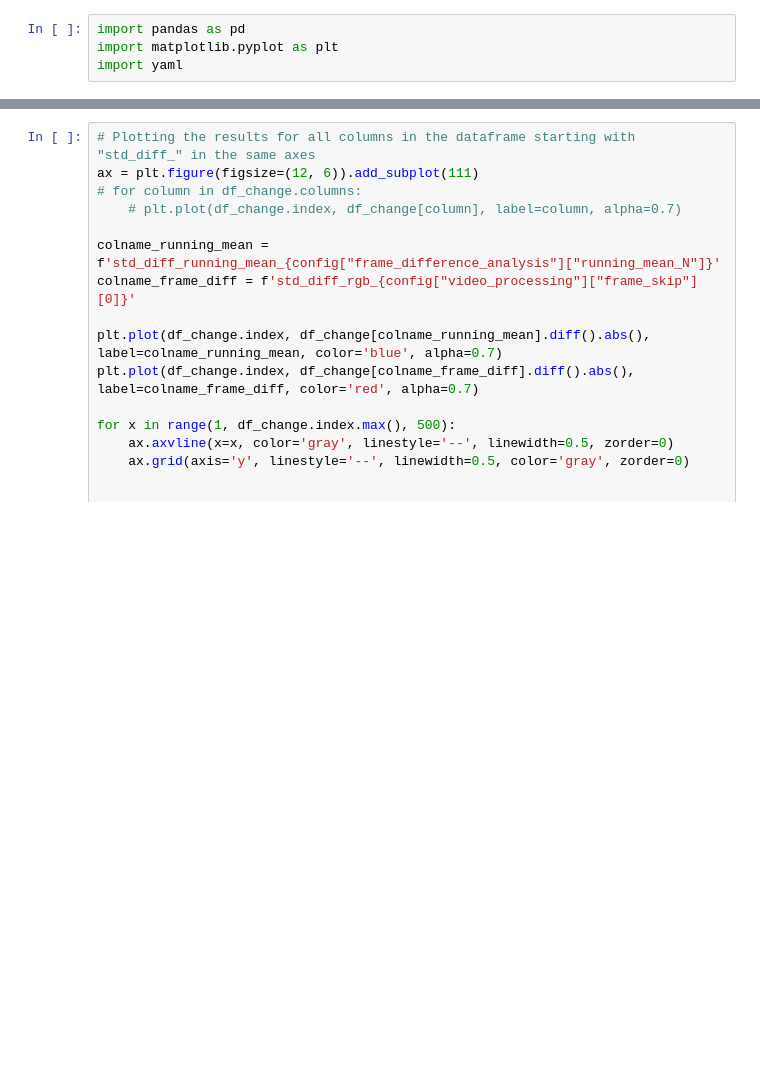
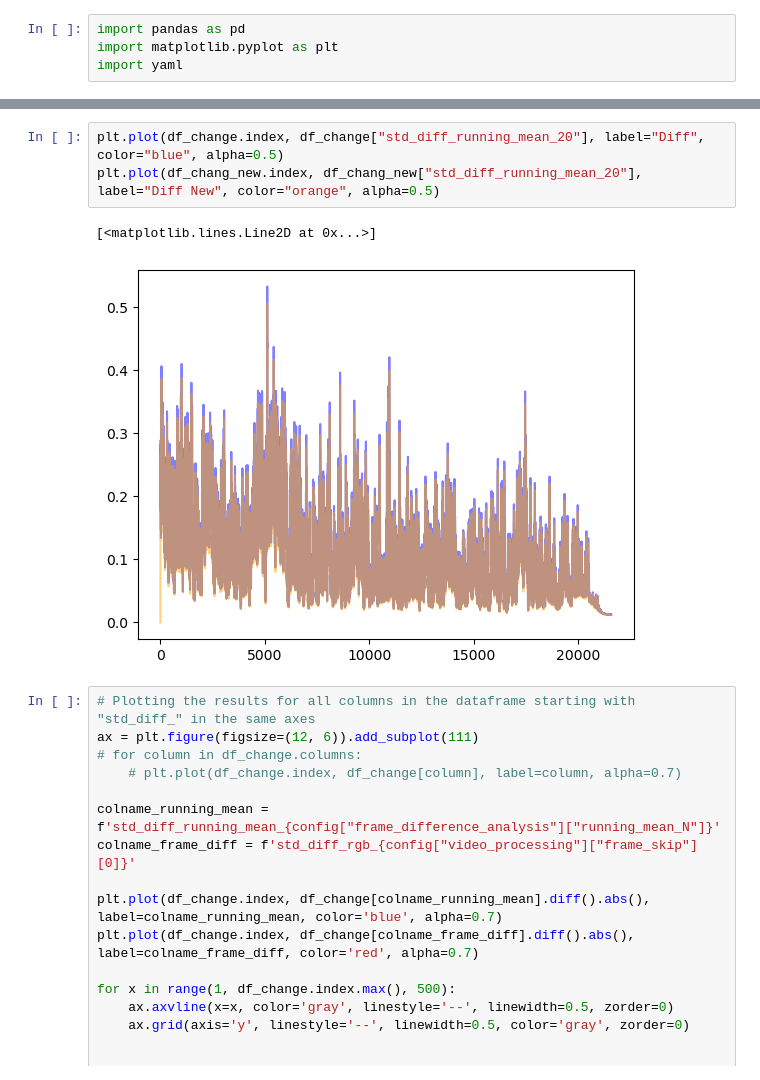
Before and after one commit to lpego/hummingbird-classifier, a Jupyter notebook: plot_video_frame_diff.ipynb, the cells around one changed output, grey strips where cells are left out. Cells and saved outputs as stored; diff of their text form; blank space fills up the shorter version.

```diff
--- a/plot_video_frame_diff.ipynb
+++ b/plot_video_frame_diff.ipynb
@@ -34,3 +50,9 @@ for key, value in config.items():
+# %%
+plt.plot(df_change.index, df_change["std_diff_running_mean_20"], label="Diff", color="blue", alpha=0.5)
+plt.plot(df_chang_new.index, df_chang_new["std_diff_running_mean_20"], label="Diff New", color="orange", alpha=0.5)
+# %% [output]
+[<matplotlib.lines.Line2D at 0x...>]
+[figure, added]
 # %%
 # Plotting the results for all columns in the dataframe starting with "std_diff_" in the same axes
 ax = plt.figure(figsize=(12, 6)).add_subplot(111)
```
Also changed, not shown: parts of 1 cell of this notebook, 7 other files.
